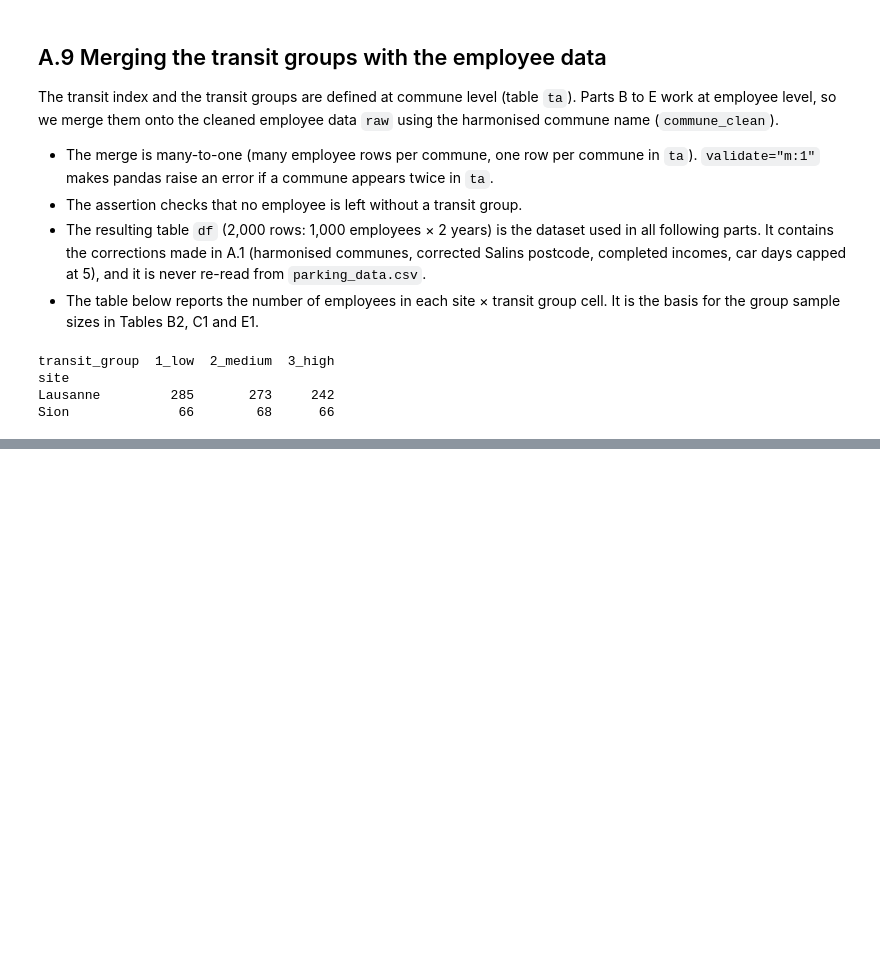
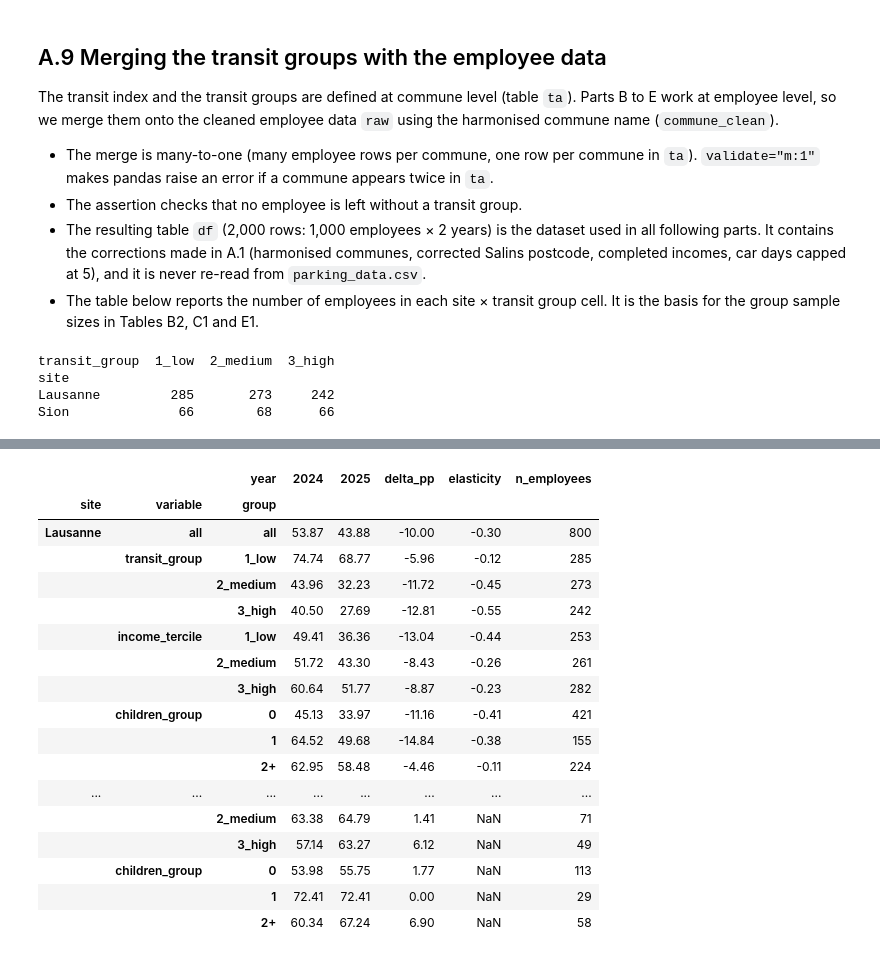
Before and after one commit to Mxlrt69/Public_Policy_Project, a Jupyter notebook: full_notebook.ipynb, the cells around one changed output, grey strips where cells are left out. Cells and saved outputs as stored; diff of their text form; code cells hidden in the pictures; blank space fills up the shorter version.

Commit message:
Part B done

```diff
--- a/full_notebook.ipynb
+++ b/full_notebook.ipynb
@@ -874,0 +1038,22 @@ Sion              66        68      66
+# %%
+# --- 1. Income tercile ---
+# Terciles = 3 groups with the same number of employees, computed over the 1,000 employees
+income_emp = df.drop_duplicates("employee_id").set_index("employee_id")["gross_income_chf"]
+
+income_tercile, bins = pd.qcut(income_emp, 3, labels=["1_low", "2_medium", "3_high"], retbins=True)
+
+df["income_tercile"] = df["employee_id"].map(income_tercile)   # NaN for employees with no income in either year
+print("Tercile thresholds (CHF):", bins.round(0))
+
+# --- 2. Number of children: already 3 groups (0, 1, 2 = "2 or more") ---
+df["children_group"] = df["n_children"].map({0: "0", 1: "1", 2: "2+"})
+
+# --- 3. Transit-accessibility group: merged in Part A (A.9), `transit_group` ---
+assert df["transit_group"].notna().all()
+
+# --- Group sizes (number of employees) ---
+emp = df.drop_duplicates("employee_id")
+
+for col in ["transit_group", "income_tercile", "children_group"]:
+    print("\n", pd.crosstab(emp[col], emp["site"], margins=True))
+print("\nNo income (in no tercile):", emp["income_tercile"].isna().sum(), "employees")
@@ -874,0 +1097,40 @@ Sion              66        68      66
+# %%
+# --- Table B2: car share by group, Lausanne and Sion ---
+def group_table(data, col):
+    t = data.pivot_table(index=col, columns="year", values="uses_car", aggfunc="mean", observed=True) * 100   # uses_car is 0/1: the mean is the share
+    t["delta_pp"] = t[2025] - t[2024]
+    t["elasticity"] = ext_elasticity(t[2024], t[2025])
+    t["n_employees"] = data.groupby(col, observed=True)["employee_id"].nunique()
+    t.index = pd.MultiIndex.from_product([[col], t.index.astype(str)], names=["variable", "group"])
+    return t
+
+tables = []
+for site in ["Lausanne", "Sion"]:
+    d = df[df["site"] == site]
+    t = pd.concat([group_table(d.assign(all="all"), "all")] +
+                  [group_table(d, c) for c in ["transit_group", "income_tercile", "children_group"]])
+    if site == "Sion":
+        t["elasticity"] = np.nan   # price unchanged in Sion -> no elasticity
+    tables.append(pd.concat({site: t}, names=["site"]))
+
+table_B2 = pd.concat(tables)
+table_B2.round(2)
+# %% [output]
+|  |  | year | 2024 | 2025 | delta_pp | elasticity | n_employees |
+| site | variable | group |  |  |  |  |  |
+| Lausanne | all | all | 53.87 | 43.88 | -10.00 | -0.30 | 800 |
+|  | transit_group | 1_low | 74.74 | 68.77 | -5.96 | -0.12 | 285 |
+|  |  | 2_medium | 43.96 | 32.23 | -11.72 | -0.45 | 273 |
+|  |  | 3_high | 40.50 | 27.69 | -12.81 | -0.55 | 242 |
+|  | income_tercile | 1_low | 49.41 | 36.36 | -13.04 | -0.44 | 253 |
+|  |  | 2_medium | 51.72 | 43.30 | -8.43 | -0.26 | 261 |
+|  |  | 3_high | 60.64 | 51.77 | -8.87 | -0.23 | 282 |
+|  | children_group | 0 | 45.13 | 33.97 | -11.16 | -0.41 | 421 |
+|  |  | 1 | 64.52 | 49.68 | -14.84 | -0.38 | 155 |
+|  |  | 2+ | 62.95 | 58.48 | -4.46 | -0.11 | 224 |
+| ... | ... | ... | ... | ... | ... | ... | ... |
+|  |  | 2_medium | 63.38 | 64.79 | 1.41 | NaN | 71 |
+|  |  | 3_high | 57.14 | 63.27 | 6.12 | NaN | 49 |
+|  | children_group | 0 | 53.98 | 55.75 | 1.77 | NaN | 113 |
+|  |  | 1 | 72.41 | 72.41 | 0.00 | NaN | 29 |
+|  |  | 2+ | 60.34 | 67.24 | 6.90 | NaN | 58 |
```
Also changed, not shown: parts of 32 cells of this notebook.
